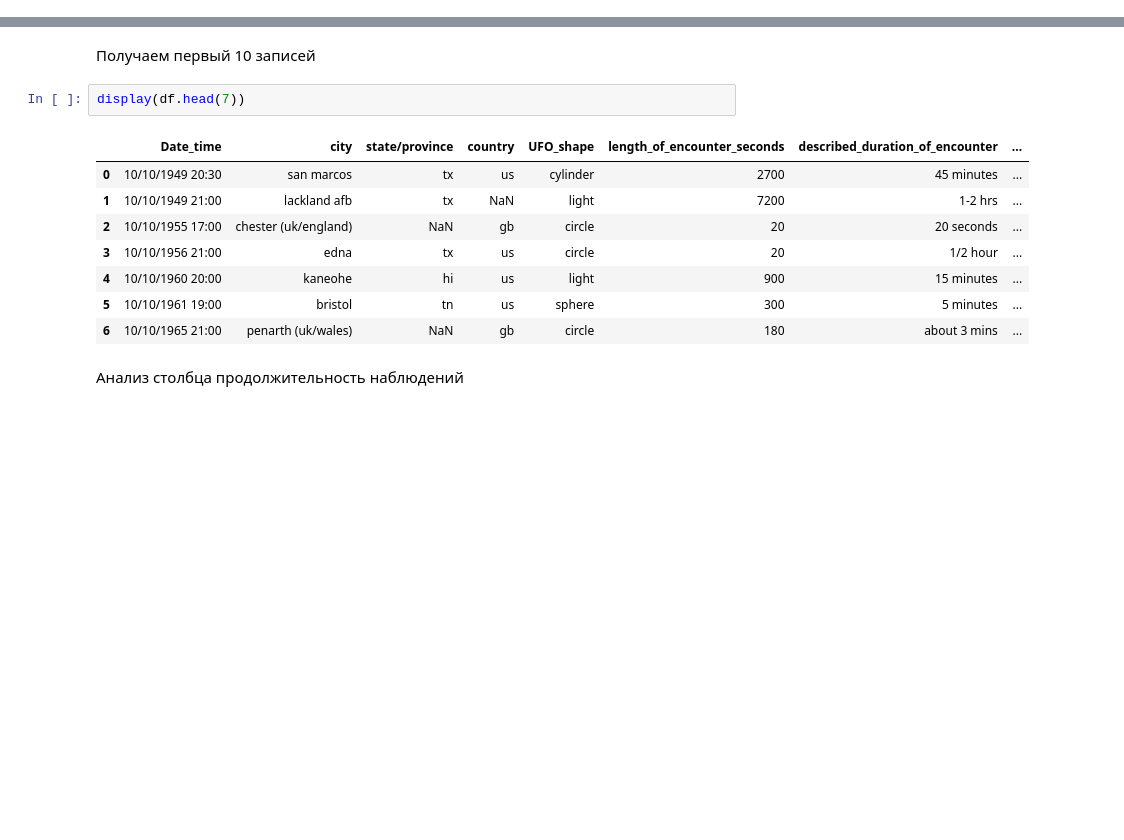
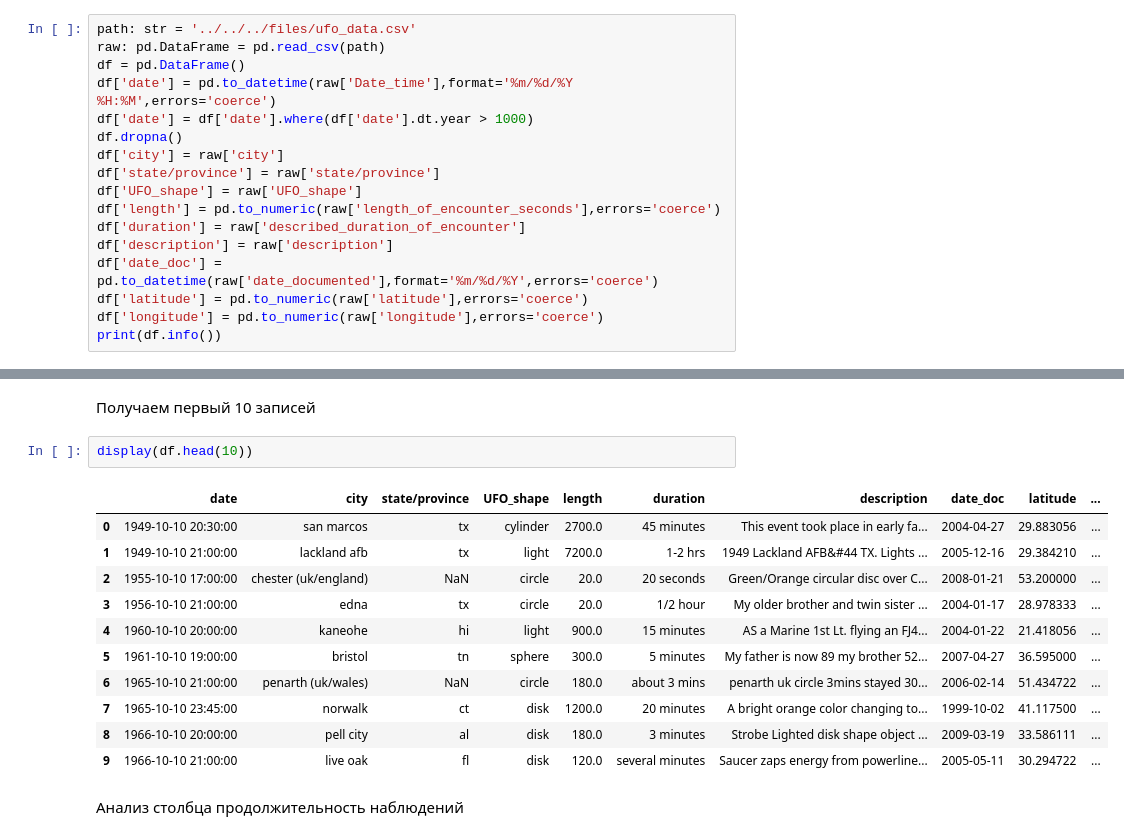
Before and after one commit to MikeKondr99/NTDPS, a Jupyter notebook: src/labs/lab1/ufo_data.ipynb, the cells around one changed output, grey strips where cells are left out. Drawn from its saved outputs; the diff is of its cells as text; blank space fills up the shorter version.

```diff
--- a/src/labs/lab1/ufo_data.ipynb
+++ b/src/labs/lab1/ufo_data.ipynb
@@ -10,0 +5,17 @@ Columns (5,9) have mixed types. Specify dtype option on import or set low_memory
+# %%
+path: str = '../../../files/ufo_data.csv'
+raw: pd.DataFrame = pd.read_csv(path)
+df = pd.DataFrame()
+df['date'] = pd.to_datetime(raw['Date_time'],format='%m/%d/%Y %H:%M',errors='coerce')
+df['date'] = df['date'].where(df['date'].dt.year > 1000)
+df.dropna()
+df['city'] = raw['city']
+df['state/province'] = raw['state/province']
+df['UFO_shape'] = raw['UFO_shape']
+df['length'] = pd.to_numeric(raw['length_of_encounter_seconds'],errors='coerce')
+df['duration'] = raw['described_duration_of_encounter']
+df['description'] = raw['description']
+df['date_doc'] = pd.to_datetime(raw['date_documented'],format='%m/%d/%Y',errors='coerce')
+df['latitude'] = pd.to_numeric(raw['latitude'],errors='coerce')
+df['longitude'] = pd.to_numeric(raw['longitude'],errors='coerce')
+print(df.info())
@@ -11,16 +42,19 @@ Columns (5,9) have mixed types. Specify dtype option on import or set low_memory
 # %% [markdown]
 Получаем первый 10 записей
 # %%
-display(df.head(7))
+display(df.head(10))
 # %% [output]
-|  | Date_time | city | state/province | country | UFO_shape | length_of_encounter_seconds | described_duration_of_encounter | ... |
-| 0 | 10/10/1949 20:30 | san marcos | tx | us | cylinder | 2700 | 45 minutes | ... |
-| 1 | 10/10/1949 21:00 | lackland afb | tx | NaN | light | 7200 | 1-2 hrs | ... |
-| 2 | 10/10/1955 17:00 | chester (uk/england) | NaN | gb | circle | 20 | 20 seconds | ... |
-| 3 | 10/10/1956 21:00 | edna | tx | us | circle | 20 | 1/2 hour | ... |
-| 4 | 10/10/1960 20:00 | kaneohe | hi | us | light | 900 | 15 minutes | ... |
-| 5 | 10/10/1961 19:00 | bristol | tn | us | sphere | 300 | 5 minutes | ... |
-| 6 | 10/10/1965 21:00 | penarth (uk/wales) | NaN | gb | circle | 180 | about 3 mins | ... |
+|  | date | city | state/province | UFO_shape | length | duration | description | date_doc | latitude | ... |
+| 0 | 1949-10-10 20:30:00 | san marcos | tx | cylinder | 2700.0 | 45 minutes | This event took place in early fa... | 2004-04-27 | 29.883056 | ... |
+| 1 | 1949-10-10 21:00:00 | lackland afb | tx | light | 7200.0 | 1-2 hrs | 1949 Lackland AFB&#44 TX. Lights ... | 2005-12-16 | 29.384210 | ... |
+| 2 | 1955-10-10 17:00:00 | chester (uk/england) | NaN | circle | 20.0 | 20 seconds | Green/Orange circular disc over C... | 2008-01-21 | 53.200000 | ... |
+| 3 | 1956-10-10 21:00:00 | edna | tx | circle | 20.0 | 1/2 hour | My older brother and twin sister ... | 2004-01-17 | 28.978333 | ... |
+| 4 | 1960-10-10 20:00:00 | kaneohe | hi | light | 900.0 | 15 minutes | AS a Marine 1st Lt. flying an FJ4... | 2004-01-22 | 21.418056 | ... |
+| 5 | 1961-10-10 19:00:00 | bristol | tn | sphere | 300.0 | 5 minutes | My father is now 89 my brother 52... | 2007-04-27 | 36.595000 | ... |
+| 6 | 1965-10-10 21:00:00 | penarth (uk/wales) | NaN | circle | 180.0 | about 3 mins | penarth uk circle 3mins stayed 30... | 2006-02-14 | 51.434722 | ... |
+| 7 | 1965-10-10 23:45:00 | norwalk | ct | disk | 1200.0 | 20 minutes | A bright orange color changing to... | 1999-10-02 | 41.117500 | ... |
+| 8 | 1966-10-10 20:00:00 | pell city | al | disk | 180.0 | 3 minutes | Strobe Lighted disk shape object ... | 2009-03-19 | 33.586111 | ... |
+| 9 | 1966-10-10 21:00:00 | live oak | fl | disk | 120.0 | several minutes | Saucer zaps energy from powerline... | 2005-05-11 | 30.294722 | ... |
 # %% [markdown]
 Анализ столбца продолжительность наблюдений
 # %%
```
Also changed, not shown: parts of 8 cells of this notebook, 2 other files.
